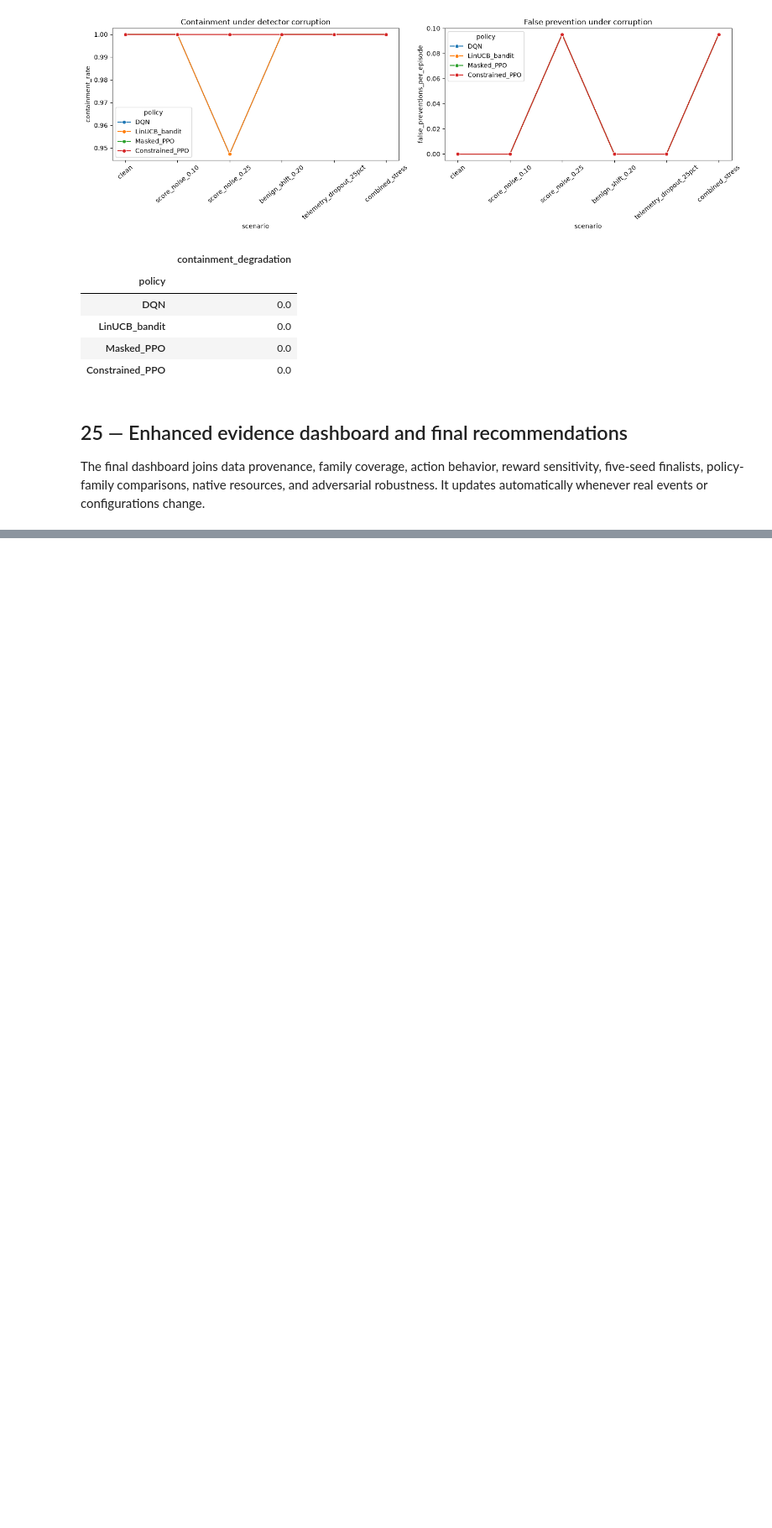
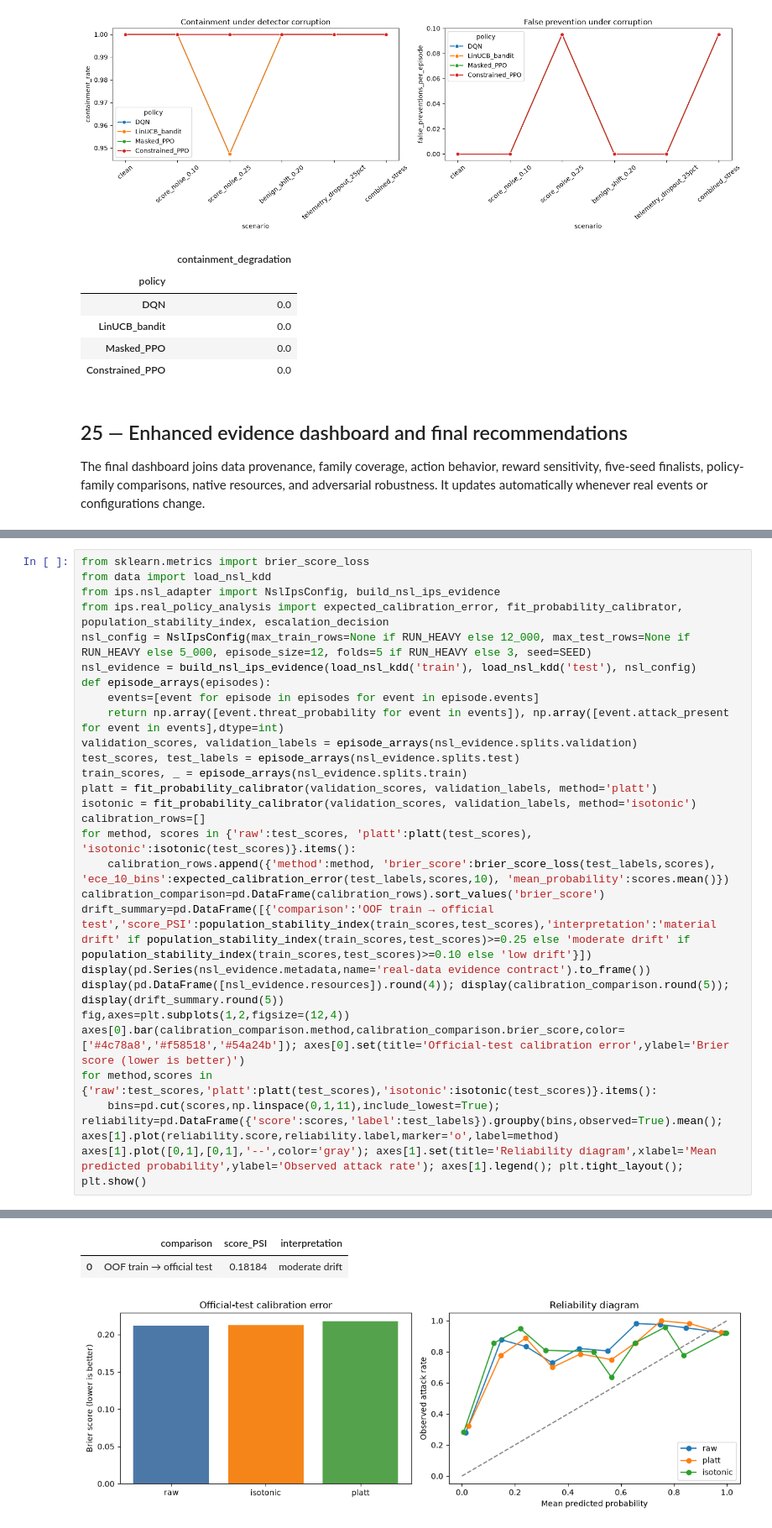
Before and after one commit to gegestalt/kodeRvR, a Jupyter notebook: notebooks/06_adaptive_ips_full_project_lab.ipynb, the cells around one changed output, grey strips where cells are left out. Shown at 84% size. Cells and saved outputs as stored; diff of their text form; blank space fills up the shorter version.

Commit message:
feat: add real NSL-KDD IPS evidence

```diff
--- a/notebooks/06_adaptive_ips_full_project_lab.ipynb
+++ b/notebooks/06_adaptive_ips_full_project_lab.ipynb
@@ -805,0 +732,28 @@ Final recommendation: treat all policy rankings as simulator evidence until the
+# %%
+from sklearn.metrics import brier_score_loss
+from data import load_nsl_kdd
+from ips.nsl_adapter import NslIpsConfig, build_nsl_ips_evidence
+from ips.real_policy_analysis import expected_calibration_error, fit_probability_calibrator, population_stability_index, escalation_decision
+nsl_config = NslIpsConfig(max_train_rows=None if RUN_HEAVY else 12_000, max_test_rows=None if RUN_HEAVY else 5_000, episode_size=12, folds=5 if RUN_HEAVY else 3, seed=SEED)
+nsl_evidence = build_nsl_ips_evidence(load_nsl_kdd('train'), load_nsl_kdd('test'), nsl_config)
+def episode_arrays(episodes):
+    events=[event for episode in episodes for event in episode.events]
+    return np.array([event.threat_probability for event in events]), np.array([event.attack_present for event in events],dtype=int)
+validation_scores, validation_labels = episode_arrays(nsl_evidence.splits.validation)
+test_scores, test_labels = episode_arrays(nsl_evidence.splits.test)
+train_scores, _ = episode_arrays(nsl_evidence.splits.train)
+platt = fit_probability_calibrator(validation_scores, validation_labels, method='platt')
+isotonic = fit_probability_calibrator(validation_scores, validation_labels, method='isotonic')
+calibration_rows=[]
+for method, scores in {'raw':test_scores, 'platt':platt(test_scores), 'isotonic':isotonic(test_scores)}.items():
+    calibration_rows.append({'method':method, 'brier_score':brier_score_loss(test_labels,scores), 'ece_10_bins':expected_calibration_error(test_labels,scores,10), 'mean_probability':scores.mean()})
+calibration_comparison=pd.DataFrame(calibration_rows).sort_values('brier_score')
+drift_summary=pd.DataFrame([{'comparison':'OOF train → official test','score_PSI':population_stability_index(train_scores,test_scores),'interpretation':'material drift' if population_stability_index(train_scores,test_scores)>=0.25 else 'moderate drift' if population_stability_index(train_scores,test_scores)>=0.10 else 'low drift'}])
+display(pd.Series(nsl_evidence.metadata,name='real-data evidence contract').to_frame())
+display(pd.DataFrame([nsl_evidence.resources]).round(4)); display(calibration_comparison.round(5)); display(drift_summary.round(5))
+fig,axes=plt.subplots(1,2,figsize=(12,4))
+axes[0].bar(calibration_comparison.method,calibration_comparison.brier_score,color=['#4c78a8','#f58518','#54a24b']); axes[0].set(title='Official-test calibration error',ylabel='Brier score (lower is better)')
+for method,scores in {'raw':test_scores,'platt':platt(test_scores),'isotonic':isotonic(test_scores)}.items():
+    bins=pd.cut(scores,np.linspace(0,1,11),include_lowest=True); reliability=pd.DataFrame({'score':scores,'label':test_labels}).groupby(bins,observed=True).mean(); axes[1].plot(reliability.score,reliability.label,marker='o',label=method)
+axes[1].plot([0,1],[0,1],'--',color='gray'); axes[1].set(title='Reliability diagram',xlabel='Mean predicted probability',ylabel='Observed attack rate'); axes[1].legend(); plt.tight_layout(); plt.show()
+# %% [output]
@@ -805,0 +775,3 @@ Final recommendation: treat all policy rankings as simulator evidence until the
+|  | comparison | score_PSI | interpretation |
+| 0 | OOF train → official test | 0.18184 | moderate drift |
+[figure, added]
```
Also changed, not shown: parts of 19 cells of this notebook, 14 other files.
